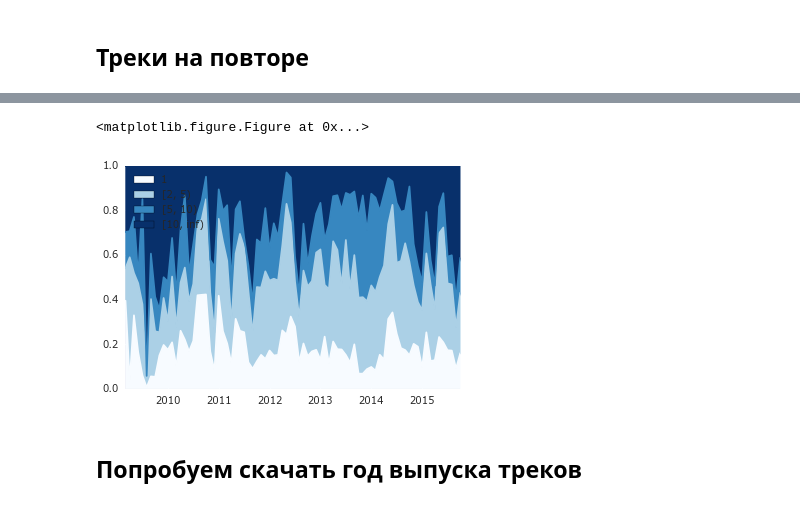
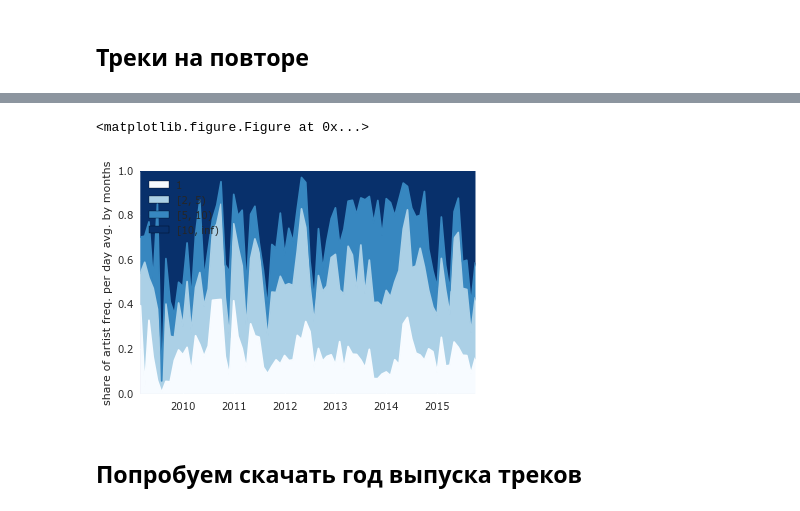
Before and after one commit to aurbn/analyze-lastfm, a Jupyter notebook: notes.ipynb, the cells around one changed output, grey strips where cells are left out. Drawn from its saved outputs; the diff is of its cells as text; code cells hidden in the pictures.

```diff
--- a/notes.ipynb
+++ b/notes.ipynb
@@ -86,9 +90,13 @@ show_day_listen_repetitions(tracks)
 # %%
 %run -n main.py
-show_day_listen_repetitions(tracks, get_name=lambda _: _.artist.name)
+show_day_listen_repetitions(
+    tracks,
+    get_name=lambda _: _.artist.name,
+    ylabel='share of artist freq. per day avg. by months'
+)
 # %% [output]
 <matplotlib.figure.Figure at 0x...>
-[figure, old version]
+[figure, new version]
 # %% [markdown]
 ## Попробуем скачать год выпуска треков
 # %%
```
Also changed, not shown: parts of 7 cells of this notebook, 1 other file.
